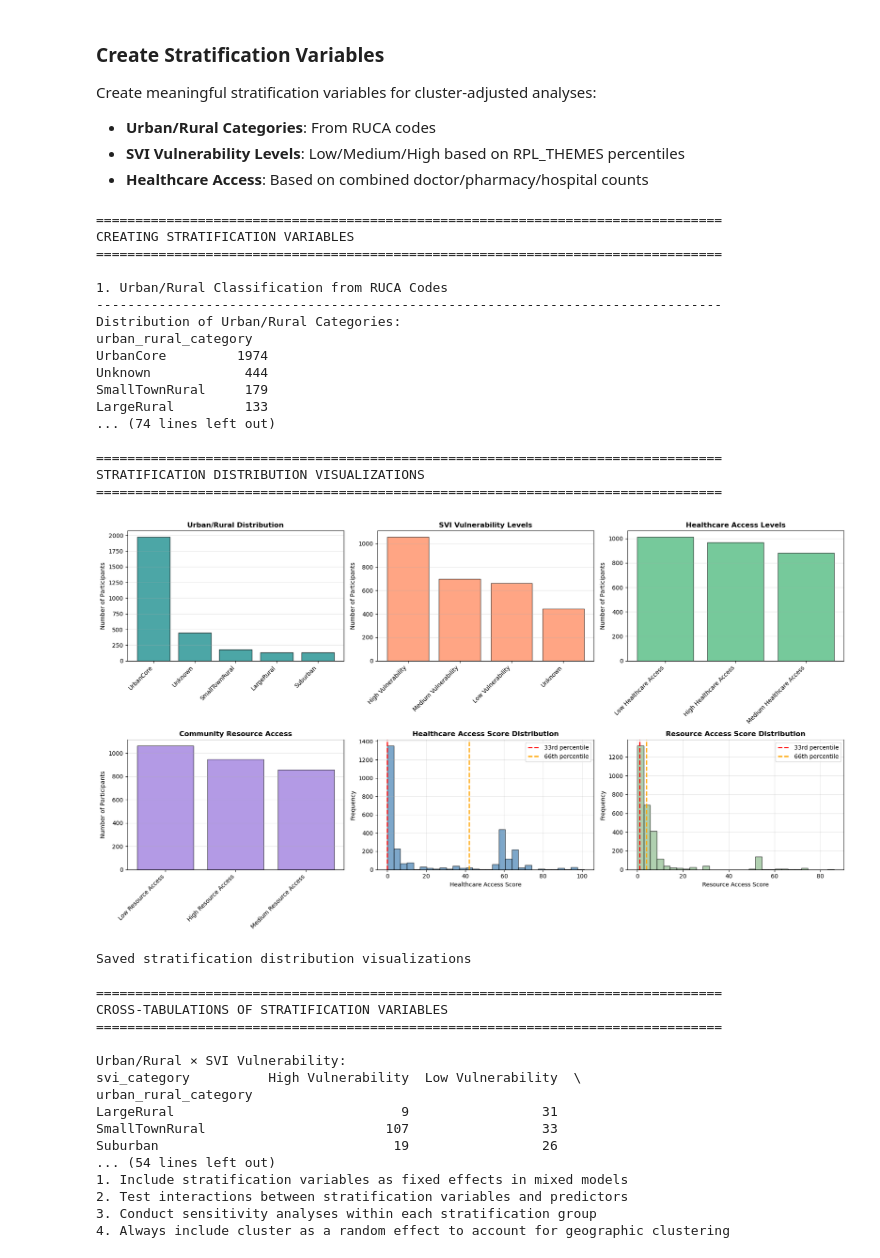
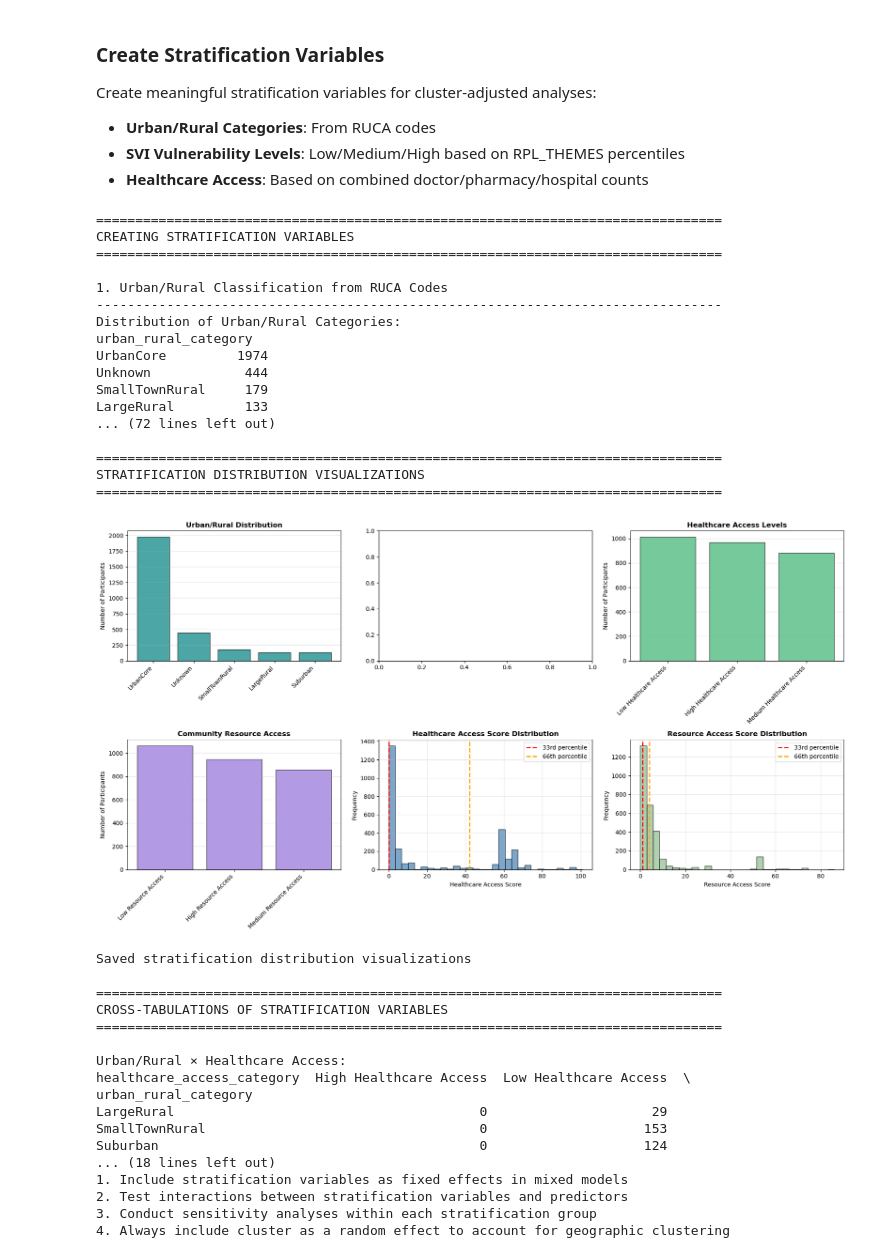
Before and after one commit to emd5-afk/BIME_U01, a Jupyter notebook: primary_data_collection_script.ipynb, the cells around one changed output. Saved outputs shown, nothing was run; the diff lists cells and outputs as text; code cells hidden in the pictures.

```diff
--- a/primary_data_collection_script.ipynb
+++ b/primary_data_collection_script.ipynb
@@ -1399,6 +1399,9 @@ Create meaningful stratification variables for cluster-adjusted analyses:
 - **Healthcare Access**: Based on combined doctor/pharmacy/hospital counts
 # %%
 # Create stratification variables for cluster-adjusted analyses
+import re
+
+
 if 'X_location_final' in locals():
     print("="*80)
     print("CREATING STRATIFICATION VARIABLES")
@@ -1425,17 +1428,29 @@ if 'X_location_final' in locals():
     print("-" * 80)
 
     if 'PrimaryRUCA' in merged_df.columns:
+
+
         def classify_urban_rural(ruca_code):
-            """Classify RUCA code into urban/suburban/rural categories"""
+            """Classify RUCA code into urban/suburban/rural categories."""
             if pd.isna(ruca_code):
                 return 'Unknown'
-            elif ruca_code <= 1:
+            s = str(ruca_code).strip()
+            # grab first numeric portion (integer or float, optionally negative)
+            m = re.search(r'(-?\d+(?:\.\d+)?)', s)
+            if not m:
+                return 'Unknown'
+            try:
+                val = float(m.group(1))
+            except ValueError:
+                return 'Unknown'
+
+            if val <= 1:
                 return 'UrbanCore'
-            elif ruca_code <= 3:
+            elif val <= 3:
                 return 'Suburban'
-            elif ruca_code <= 6:
+            elif val <= 6:
                 return 'LargeRural'
-            elif ruca_code <= 10:
+            elif val <= 10:
                 return 'SmallTownRural'
             else:
                 return 'Rural'
@@ -1589,6 +1604,13 @@ if 'X_location_final' in locals():
 
         print(f"Low Healthcare + High SVI: {X_stratified['low_healthcare_high_svi'].sum():.0f} participants")
 
+
+    # Remove columns
+    X_stratified = X_stratified.drop(columns=['svi_category', 'park_count', 'high_svi',
+                                              'bus_station_count', 'supermarket_count', 'doctor_count', 'pharmacy_count', 'park_count',
+                                              'cluster',
+                                              'RPL_THEME1', 'RPL_THEME2', 'RPL_THEME3', 'RPL_THEME4', 'RPL_THEMES'], errors='ignore')
+
     # SAVE STRATIFIED DATASET
     print("\n" + "="*80)
     print("SAVING STRATIFIED DATASET")
@@ -1712,48 +1734,48 @@ if 'X_location_final' in locals():
         print(cross_tab)
 
     print("\n" + "="*80)
     print("STRATIFICATION VARIABLES CREATION COMPLETE")
     print("="*80)
     print("\nRecommended analysis approaches:")
     print("1. Include stratification variables as fixed effects in mixed models")
     print("2. Test interactions between stratification variables and predictors")
     print("3. Conduct sensitivity analyses within each stratification group")
     print("4. Always include cluster as a random effect to account for geographic clustering")
 
 else:
     print("ERROR: X_location_final not found. Please run the previous cell first.")
 # %% [output]
 ================================================================================
 CREATING STRATIFICATION VARIABLES
 ================================================================================
 
 1. Urban/Rural Classification from RUCA Codes
 --------------------------------------------------------------------------------
 Distribution of Urban/Rural Categories:
 urban_rural_category
 UrbanCore         1974
 Unknown            444
 SmallTownRural     179
 LargeRural         133
-... (74 lines left out)
+... (72 lines left out)
 
 ================================================================================
 STRATIFICATION DISTRIBUTION VISUALIZATIONS
 ================================================================================
-[figure, old version]
+[figure, new version]
 Saved stratification distribution visualizations
 
 ================================================================================
 CROSS-TABULATIONS OF STRATIFICATION VARIABLES
 ================================================================================
 
-Urban/Rural × SVI Vulnerability:
-svi_category          High Vulnerability  Low Vulnerability  \
+Urban/Rural × Healthcare Access:
+healthcare_access_category  High Healthcare Access  Low Healthcare Access  \
 urban_rural_category
-LargeRural                             9                 31
-SmallTownRural                       107                 33
-Suburban                              19                 26
-... (54 lines left out)
+LargeRural                                       0                     29
+SmallTownRural                                   0                    153
+Suburban                                         0                    124
+... (18 lines left out)
 1. Include stratification variables as fixed effects in mixed models
 2. Test interactions between stratification variables and predictors
 3. Conduct sensitivity analyses within each stratification group
```
Also changed, not shown: parts of 3 cells of this notebook, 36 other files.
